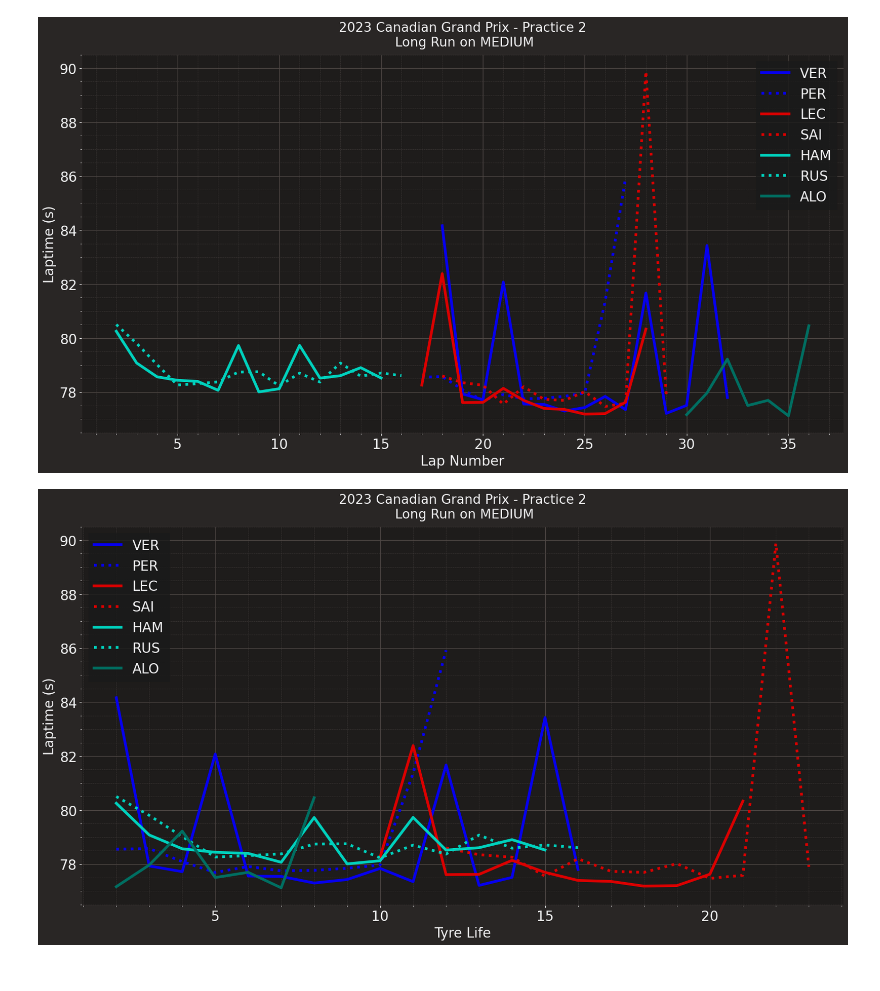
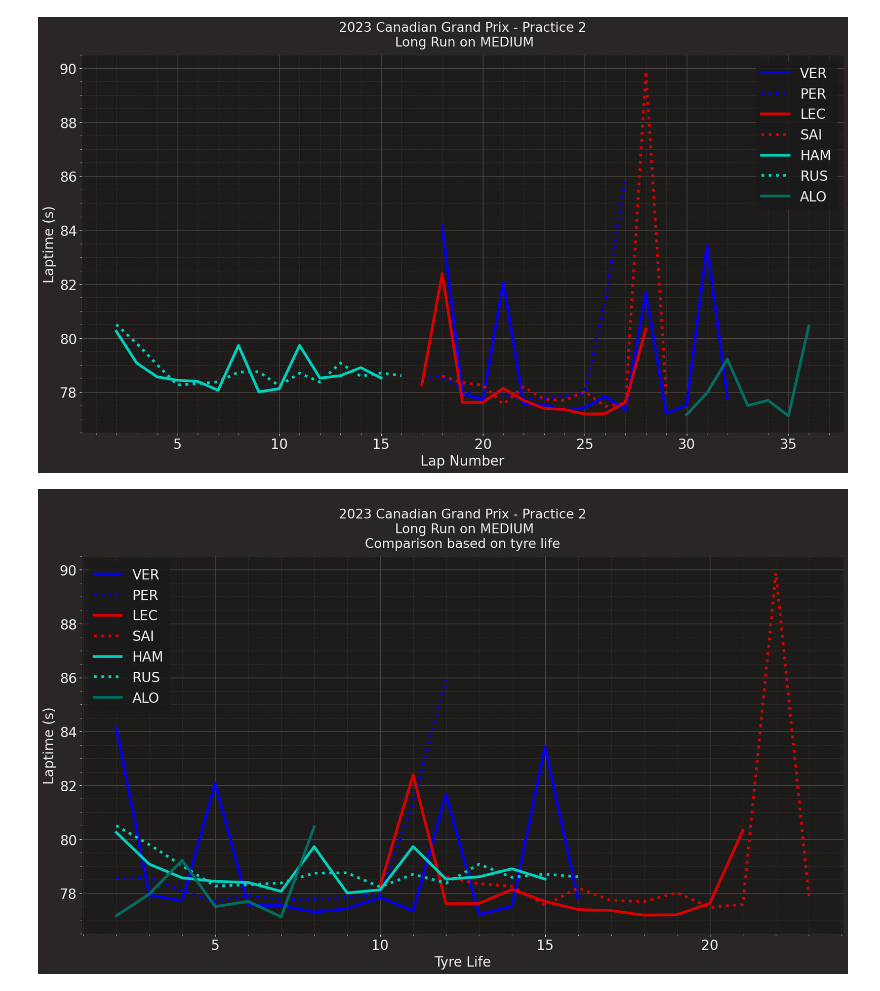
Before and after one commit to Rick8998/Canada2023F1, a Jupyter notebook: SessionAnalysis/longRun.ipynb, the cells around one changed output. Saved outputs shown, nothing was run; the diff lists cells and outputs as text; code cells hidden in the pictures.

```diff
--- a/SessionAnalysis/longRun.ipynb
+++ b/SessionAnalysis/longRun.ipynb
@@ -88,32 +88,32 @@ for driver in drivers_to_visualize:
 
     # Select all the laps from that driver
     single_driver_laps = single_driver_laps.dropna()
 
     # Extract the team for coloring purploses
     team = pd.unique(single_driver_laps['Team'])[0]
 
     # X-coordinate is the lap number
     x = single_driver_laps['TyreLife']
 
     # Y-coordinate a smoothed line between all the laptimes
     y = seconds=single_driver_laps['LapTime(s)']
 
     # Make sure that two teammates don't get the same line style
     linestyle = '-' if team not in visualized_teams else ':'
 
     # Plot the data
     ax.plot(x, y, label=driver, color=plotting.team_color(team), linestyle=linestyle, linewidth=4)
 
     # Append labels
     ax.set_ylabel("Laptime (s)", size=20)
     ax.set_xlabel("Tyre Life", size=20)
 
     # Set title
-    ax.set_title(f"{fp.event.year} {fp.event.EventName} - {fp.name}\n Long Run on MEDIUM")
+    ax.set_title(f"\n{fp.event.year} {fp.event.EventName} - {fp.name}\n Long Run on MEDIUM\nComparison based on tyre life")
 
     # Generate legend
     ax.legend(prop={'size': 20})
     ax.tick_params(labelsize=20)
     visualized_teams.append(team)
 # %% [output]
-[figure, old version]
+[figure, new version]
```
